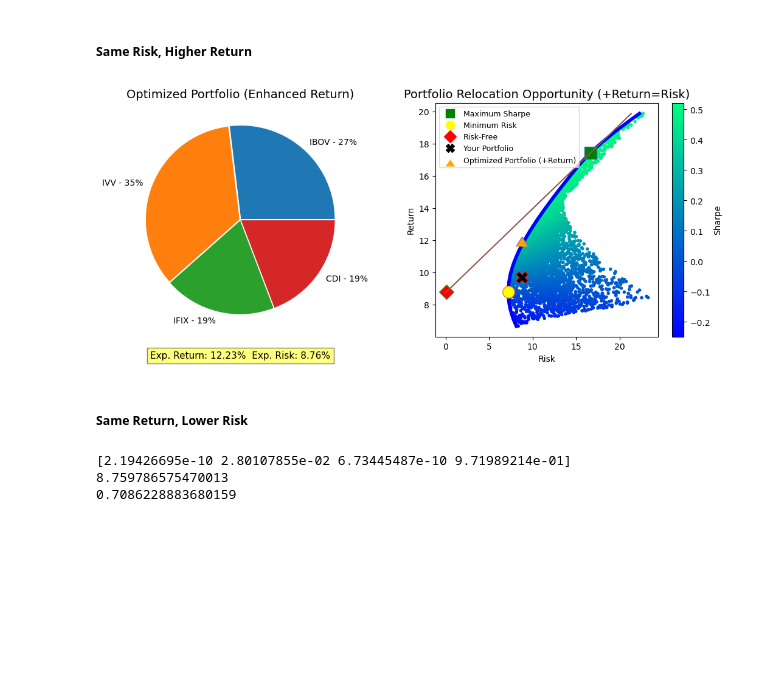
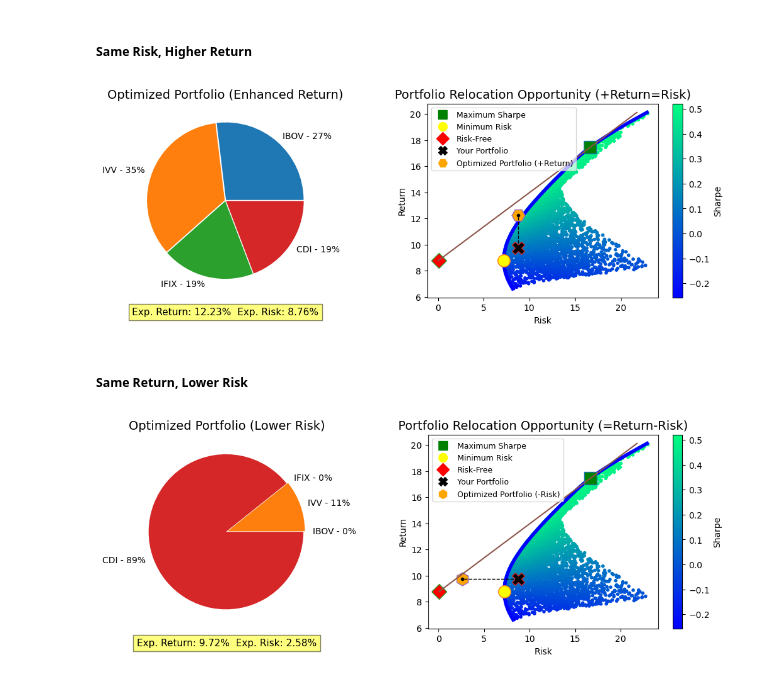
Before and after one commit to paulinhok14/Asset-Allocation, a Jupyter notebook: asset_allocation.ipynb, the cells around one changed output. Saved outputs shown, nothing was run; the diff lists cells and outputs as text; code cells hidden in the pictures; blank space fills up the shorter version.

Commit message:
Finishing Optimization features (for risk and return) considering personalized portfolio

```diff
--- a/asset_allocation.ipynb
+++ b/asset_allocation.ipynb
@@ -610,7 +610,7 @@ portfolio_info = (f"Exp. Return: {round(optimized_return_ret, 2)}%  Exp. Risk: {
 portfolio_list = [f'{label} - {weight*100:.0f}%' for label, weight in zip(assets_list, optimized_return_weights)]
 
 # Creating charts - Grid
-fig, axs = plt.subplots(1, 2, figsize=(13, 5))
+fig, axs = plt.subplots(1, 2, figsize=(13, 4))
 port_pie_chart = axs[0]
 port_on_efficient_curve = axs[1]
 
@@ -625,37 +625,40 @@ port_pie_chart.text(0, -1.5, portfolio_info, ha='center', va='bottom', fontsize=
 scatter = port_on_efficient_curve.scatter(p_vol,p_ret, c=(p_ret-risk_free_tx)/p_vol, marker='.', cmap='winter')
 port_on_efficient_curve.plot(tvols,trets,'b',lw=4)
 port_on_efficient_curve.plot(port_vol(optimal_sharpe['x']), port_ret(optimal_sharpe['x']), 's', markerfacecolor='green', markersize=14) # Max Sharpe
 port_on_efficient_curve.plot(port_vol(optimal_less_vol['x']), port_ret(optimal_less_vol['x']), 'o' , markerfacecolor='yellow', markersize=14) # Min Risk
 port_on_efficient_curve.plot(v_oc, r_oc, 'D', markerfacecolor='red', markersize=12) # Risk-Free
 port_on_efficient_curve.plot(return_n_risk_tpl[1], return_n_risk_tpl[0], 'X', markerfacecolor='black', markersize=15) # Your Portfolio
-port_on_efficient_curve.plot(optimized_return_vol, optimized_return_ret, marker=6, markerfacecolor='orange', markersize=15) # Optimized Portfolio (Enhanced Return)
+port_on_efficient_curve.plot(optimized_return_vol, optimized_return_ret, marker='H', markerfacecolor='orange', markersize=15) # Optimized Portfolio (Enhanced Return)
 
+plt.plot(eixo_x, eixo_y)
+# Drawing a line between Your Portfolio and Optimized Portfolio
+port_on_efficient_curve.plot([expected_risk, optimized_return_vol], [expected_return, optimized_return_ret], 'o', markersize=3,
+                              linestyle='--', color='black', linewidth=1)
 
-port_on_efficient_curve.plot(eixo_x, eixo_y)
 port_on_efficient_curve.set_title('Portfolio Relocation Opportunity (+Return=Risk)', fontsize=14)
 plt.xlabel('Risk')
 plt.ylabel('Return')
 # Creating colorbar associated with the second chart
 cbar = plt.colorbar(scatter, ax=port_on_efficient_curve, label='Sharpe')
 
 # Using mlines objects because matplotlib markers do not generate Legend
 green_square = mlines.Line2D([], [], color='green', marker='s', linestyle='None',
                           markersize=10, label='Maximum Sharpe')
 
 yellow_circle = mlines.Line2D([], [], color='yellow', marker='o', linestyle='None',
                           markersize=10, label='Minimum Risk')
 red_diamond = mlines.Line2D([], [], color='red', marker='D', linestyle='None',
                           markersize=10, label='Risk-Free')
 black_x = mlines.Line2D([], [], color='black', marker='X', linestyle='None',
                           markersize=10, label='Your Portfolio')
-orange_caretup = mlines.Line2D([], [], color='orange', marker=6, linestyle='None',
+orange_caretup = mlines.Line2D([], [], color='orange', marker='H', linestyle='None',
                           markersize=10, label='Optimized Portfolio (+Return)')
 
 port_on_efficient_curve.legend(handles=[green_square, yellow_circle, red_diamond, black_x, orange_caretup],
                                prop = { "size": 9 }, framealpha=0.7)
 plt.show()
 # %% [output]
-[figure, old version]
+[figure, new version]
 # %% [markdown]
 ##### Same Return, Lower Risk
 # %%
@@ -674,15 +677,61 @@ def minimize_risk(weights, return_target):
 current_weights = port_weights
 
 # Optimize to maximize return while maintaining the same risk
-optimized_risk_weights = optimize_portfolio(minimize_risk, expected_risk, current_weights)
+optimized_risk_weights = optimize_portfolio(minimize_risk, expected_return, current_weights)
 optimized_risk_ret = simulated_port_ret(optimized_risk_weights)
 optimized_risk_vol = simulated_port_vol(optimized_risk_weights)
 
+# Support Variables
+portfolio_info = (f"Exp. Return: {round(optimized_risk_ret, 2)}%  Exp. Risk: {round(optimized_risk_vol, 2)}%")
+portfolio_list = [f'{label} - {weight*100:.0f}%' for label, weight in zip(assets_list, optimized_risk_weights)]
 
-print(optimized_risk_weights)
-print(optimized_risk_ret)
-print(optimized_risk_vol)
+# Creating charts - Grid
+fig, axs = plt.subplots(1, 2, figsize=(13, 4))
+port_pie_chart = axs[0]
+port_on_efficient_curve = axs[1]
+
+# Chart 1 - Pie Chart
+port_pie_chart.pie(optimized_risk_weights, labels=portfolio_list, explode=explode)
+# Adjust the space at the bottom of the pie chart
+port_pie_chart.set_title('Optimized Portfolio (Lower Risk)', fontsize=14)
+port_pie_chart.text(0, -1.5, portfolio_info, ha='center', va='bottom', fontsize=11,
+         bbox=dict(facecolor='yellow', alpha=0.5))
+
+# Chart 2 - Positioning Optimized Portfolio (Lower Risk) on Efficient Curve simulations
+scatter = port_on_efficient_curve.scatter(p_vol,p_ret, c=(p_ret-risk_free_tx)/p_vol, marker='.', cmap='winter')
+port_on_efficient_curve.plot(tvols,trets,'b',lw=4)
+port_on_efficient_curve.plot(port_vol(optimal_sharpe['x']), port_ret(optimal_sharpe['x']), 's', markerfacecolor='green', markersize=14) # Max Sharpe
+port_on_efficient_curve.plot(port_vol(optimal_less_vol['x']), port_ret(optimal_less_vol['x']), 'o' , markerfacecolor='yellow', markersize=14) # Min Risk
+port_on_efficient_curve.plot(v_oc, r_oc, 'D', markerfacecolor='red', markersize=12) # Risk-Free
+port_on_efficient_curve.plot(return_n_risk_tpl[1], return_n_risk_tpl[0], 'X', markerfacecolor='black', markersize=15) # Your Portfolio
+port_on_efficient_curve.plot(optimized_risk_vol, optimized_risk_ret, marker='h', markerfacecolor='orange', markersize=15) # Optimized Portfolio (Lower Risk)
+
+plt.plot(eixo_x, eixo_y)
+# Drawing a line between Your Portfolio and Optimized Portfolio
+port_on_efficient_curve.plot([expected_risk, optimized_risk_vol], [expected_return, optimized_risk_ret], 'o', markersize=3,
+                              linestyle='--', color='black', linewidth=1)
+
+port_on_efficient_curve.set_title('Portfolio Relocation Opportunity (=Return-Risk)', fontsize=14)
+plt.xlabel('Risk')
+plt.ylabel('Return')
+# Creating colorbar associated with the second chart
+cbar = plt.colorbar(scatter, ax=port_on_efficient_curve, label='Sharpe')
+
+# Using mlines objects because matplotlib markers do not generate Legend
+green_square = mlines.Line2D([], [], color='green', marker='s', linestyle='None',
+                          markersize=10, label='Maximum Sharpe')
+
+yellow_circle = mlines.Line2D([], [], color='yellow', marker='o', linestyle='None',
+                          markersize=10, label='Minimum Risk')
+red_diamond = mlines.Line2D([], [], color='red', marker='D', linestyle='None',
+                          markersize=10, label='Risk-Free')
+black_x = mlines.Line2D([], [], color='black', marker='X', linestyle='None',
+                          markersize=10, label='Your Portfolio')
+orange_caretup = mlines.Line2D([], [], color='orange', marker='h', linestyle='None',
+                          markersize=10, label='Optimized Portfolio (-Risk)')
+
+port_on_efficient_curve.legend(handles=[green_square, yellow_circle, red_diamond, black_x, orange_caretup],
+                               prop = { "size": 9 }, framealpha=0.7)
+plt.show()
 # %% [output]
-[2.19426695e-10 2.80107855e-02 6.73445487e-10 9.71989214e-01]
-8.759786575470013
-0.7086228883680159
+[figure, added]
```
Also changed, not shown: parts of 7 cells of this notebook.
